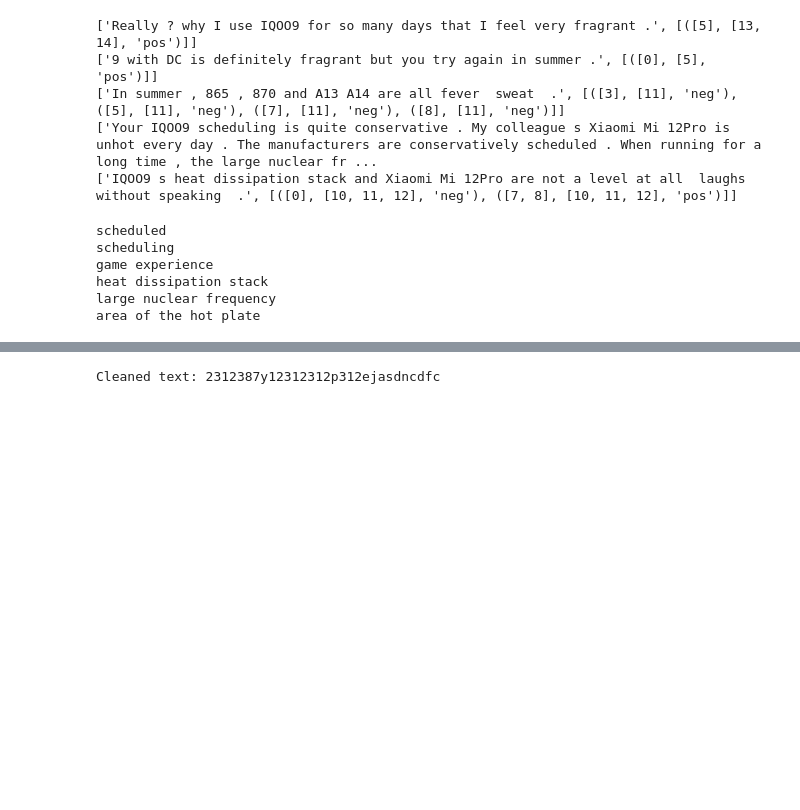
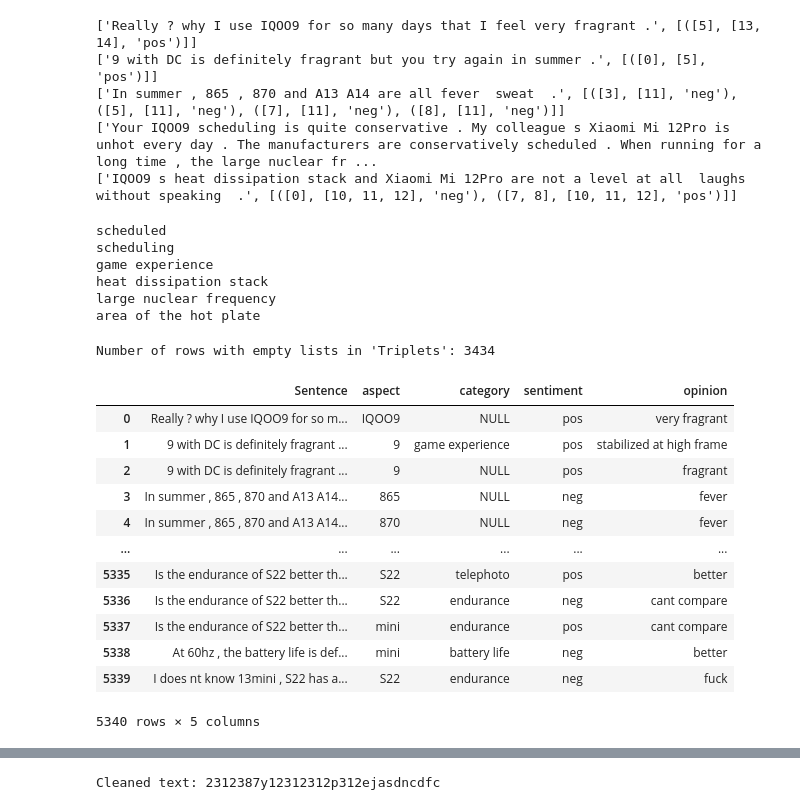
Before and after one commit to hkhnhan1994/DiaASQ, a Jupyter notebook: preprocessing/DiaASQ.ipynb, the cells around one changed output, grey strips where cells are left out. Cells and saved outputs as stored; diff of their text form; code cells hidden in the pictures; blank space fills up the shorter version.

```diff
--- a/preprocessing/DiaASQ.ipynb
+++ b/preprocessing/DiaASQ.ipynb
@@ -206,2 +254,43 @@ area of the hot plate
+# %%
+
+my_list=list(df.apply(lambda row: assign_positions_to_paragraphs(row['sentences'], row['triplets']), axis=1))
+# Apply the function to each row and store the result in a new column
+# Flatten the nested list using list comprehension
+flattened_list = [(item[0], item[1]) for sublist in my_list for item in sublist]
+
+# Create a DataFrame
+final_result = pd.DataFrame(flattened_list, columns=['Sentence', 'Triplets'])
+# clean up empty rows
+count_empty_lists = (final_result['Triplets'].apply(lambda x: len(x) == 0)).sum()
+print("Number of rows with empty lists in 'Triplets':", count_empty_lists)
+final_result = final_result[final_result['Triplets'].apply(lambda x: len(x) > 0)]
+# %% [output]
+Number of rows with empty lists in 'Triplets': 3434
+# %%
+view_final_result =final_result
+
+# Explode the "triples" column into separate rows
+view_final_result = view_final_result.explode('Triplets', ignore_index=True)
+# Create new columns for each element in the tuple
+view_final_result[['aspect', 'category', 'sentiment', 'opinion']] = pd.DataFrame(view_final_result['Triplets'].tolist(), index=view_final_result.index)
+# Drop the original "triples" column
+view_final_result = view_final_result.drop('Triplets', axis=1)
+# Reset the index
+view_final_result = view_final_result.reset_index(drop=True)
+view_final_result
+# %% [output]
+|  | Sentence | aspect | category | sentiment | opinion |
+| 0 | Really ? why I use IQOO9 for so m... | IQOO9 | NULL | pos | very fragrant |
+| 1 | 9 with DC is definitely fragrant ... | 9 | game experience | pos | stabilized at high frame |
+| 2 | 9 with DC is definitely fragrant ... | 9 | NULL | pos | fragrant |
+| 3 | In summer , 865 , 870 and A13 A14... | 865 | NULL | neg | fever |
+| 4 | In summer , 865 , 870 and A13 A14... | 870 | NULL | neg | fever |
+| ... | ... | ... | ... | ... | ... |
+| 5335 | Is the endurance of S22 better th... | S22 | telephoto | pos | better |
+| 5336 | Is the endurance of S22 better th... | S22 | endurance | neg | cant compare |
+| 5337 | Is the endurance of S22 better th... | mini | endurance | pos | cant compare |
+| 5338 | At 60hz , the battery life is def... | mini | battery life | neg | better |
+| 5339 | I does nt know 13mini , S22 has a... | S22 | endurance | neg | fuck |
+5340 rows × 5 columns
 # %%
 import matplotlib.pyplot as plt
```
Also changed, not shown: parts of 2 cells of this notebook.
